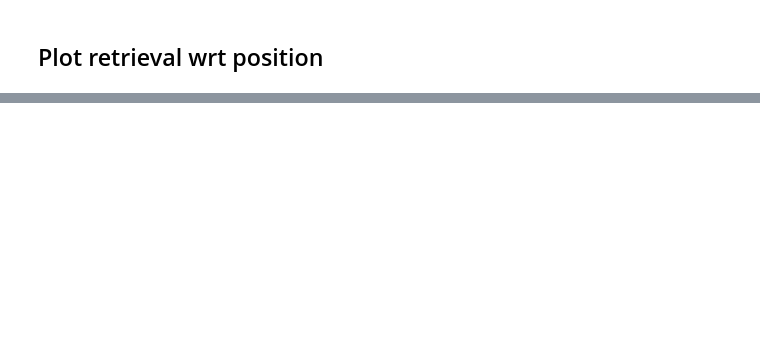
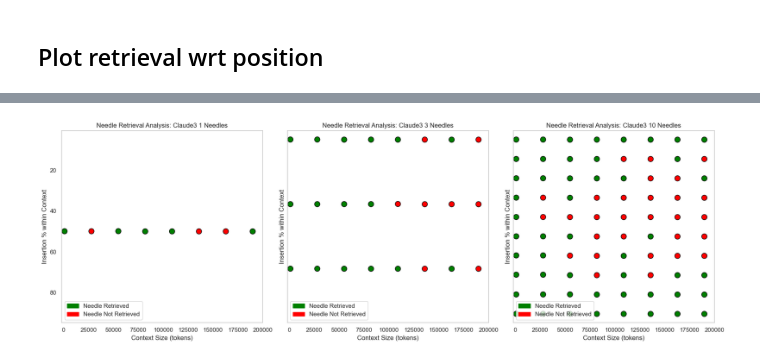
Before and after one commit to gkamradt/LLMTest_NeedleInAHaystack, a Jupyter notebook: viz/CreateVisFromLangSmithTesting.ipynb, the cells around one changed output, grey strips where cells are left out. Saved outputs shown, nothing was run; the diff lists cells and outputs as text; code cells hidden in the pictures; blank space fills up the shorter version.

```diff
--- a/viz/CreateVisFromLangSmithTesting.ipynb
+++ b/viz/CreateVisFromLangSmithTesting.ipynb
@@ -312,0 +401,24 @@ plt_multi_needle_scatter(results_df_anthropic,"claude3")
+# %%
+# Create a 1x3 subplot structure
+fig, axes = plt.subplots(1, 3, figsize=(18, 6), sharey=True)
+
+# Loop through your needle counts and plot each on a subplot
+needles = [1, 3, 10]
+for i, n in enumerate(needles):
+    # Isolate data
+    d = anthropic_replicate_1[anthropic_replicate_1.total_needles == n]
+    # Visualization
+    context_sizes = list(reversed(d['context size'].unique()))
+    insertion_percents_1000 = d[d['context size'] == context_sizes[0]]['insertion %'].unique()
+    insertion_percents_next_context_increment = d[d['context size'] == context_sizes[1]]['insertion %'].unique()
+    mapping_dict = dict(zip(insertion_percents_1000, insertion_percents_next_context_increment))
+    rows_to_update = d['context size'] == context_sizes[0]
+    d.loc[rows_to_update, 'insertion %'] = d.loc[rows_to_update, 'insertion %'].map(mapping_dict)
+    # Plot
+    plt_simple_needle_scatter(d, f"Claude3 {n} Needles", axes[i])
+
+plt.tight_layout()
+plt.savefig("combined_needle_retrieval_analysis_anthropic.png", dpi=300, bbox_inches='tight')
+plt.show()
+# %% [output]
+[figure, added]
```
Also changed, not shown: parts of 37 cells of this notebook, 7 other files.
